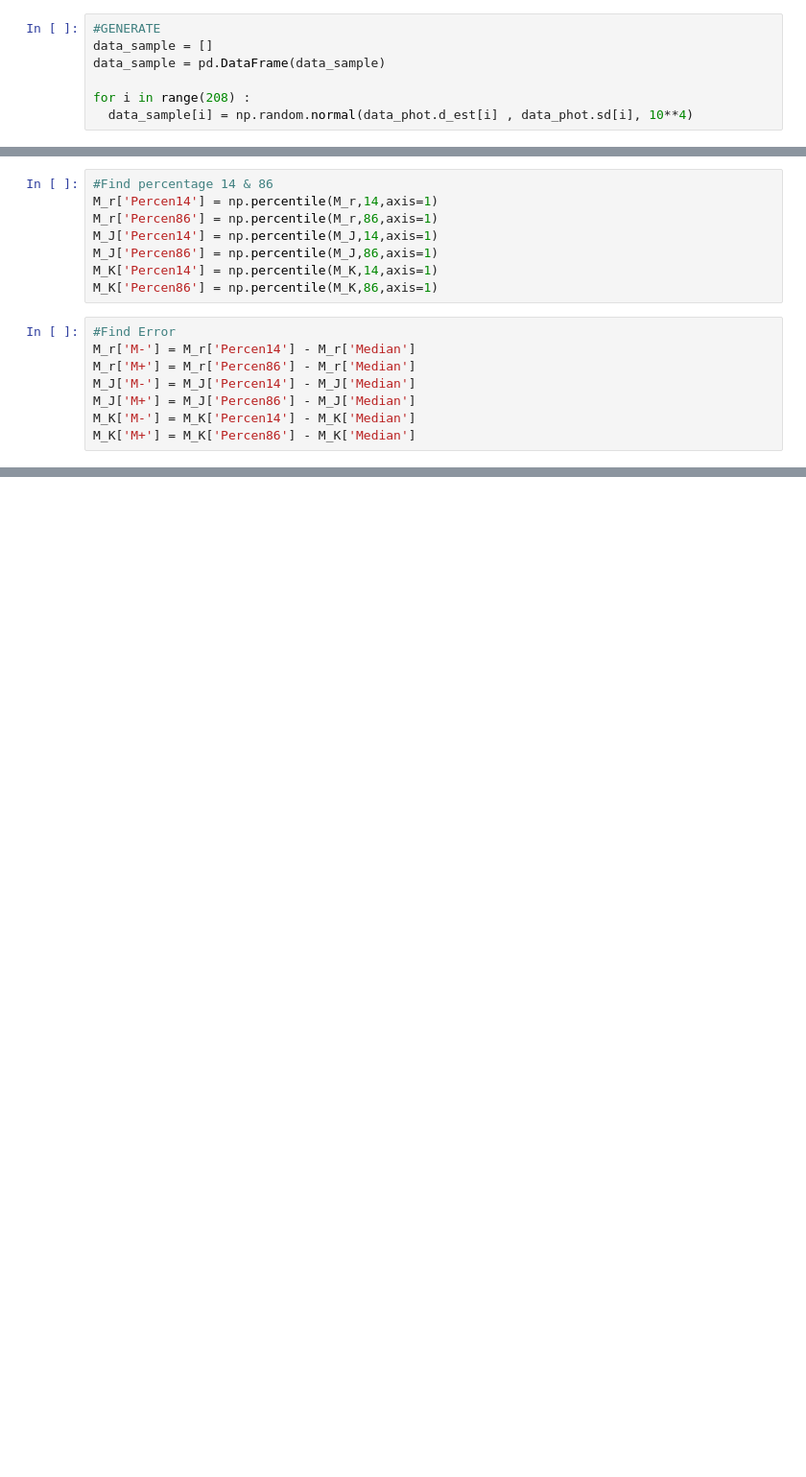
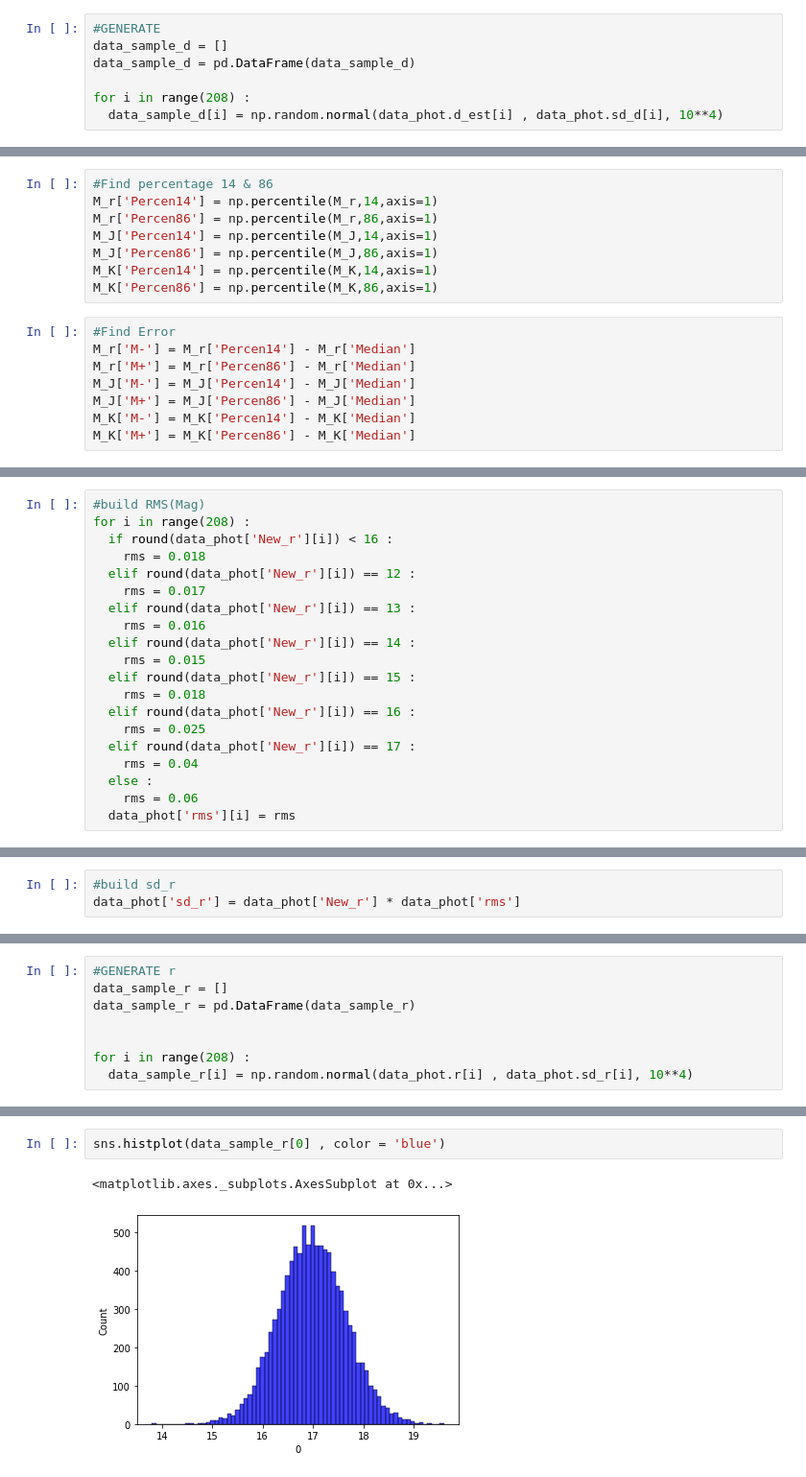
Before and after one commit to Nongbon/INTERNSHIP_NARIT, a Jupyter notebook: M_phot.ipynb, the cells around one changed output, grey strips where cells are left out. Shown at 96% size. Saved outputs shown, nothing was run; the diff lists cells and outputs as text; blank space fills up the shorter version.

```diff
--- a/M_phot.ipynb
+++ b/M_phot.ipynb
@@ -59,7 +59,7 @@ data_phot
 # %%
 #GENERATE
-data_sample = []
-data_sample = pd.DataFrame(data_sample)
+data_sample_d = []
+data_sample_d = pd.DataFrame(data_sample_d)
 
 for i in range(208) :
-  data_sample[i] = np.random.normal(data_phot.d_est[i] , data_phot.sd[i], 10**4)
+  data_sample_d[i] = np.random.normal(data_phot.d_est[i] , data_phot.sd_d[i], 10**4)
@@ -167,0 +184,20 @@ M_K
+# %%
+#build RMS(Mag)
+for i in range(208) :
+  if round(data_phot['New_r'][i]) < 16 :
+    rms = 0.018
+  elif round(data_phot['New_r'][i]) == 12 :
+    rms = 0.017
+  elif round(data_phot['New_r'][i]) == 13 :
+    rms = 0.016
+  elif round(data_phot['New_r'][i]) == 14 :
+    rms = 0.015
+  elif round(data_phot['New_r'][i]) == 15 :
+    rms = 0.018
+  elif round(data_phot['New_r'][i]) == 16 :
+    rms = 0.025
+  elif round(data_phot['New_r'][i]) == 17 :
+    rms = 0.04
+  else :
+    rms = 0.06
+  data_phot['rms'][i] = rms
@@ -167,0 +208,3 @@ M_K
+# %%
+#build sd_r
+data_phot['sd_r'] = data_phot['New_r'] * data_phot['rms']
@@ -167,0 +227,8 @@ M_K
+# %%
+#GENERATE r
+data_sample_r = []
+data_sample_r = pd.DataFrame(data_sample_r)
+
+
+for i in range(208) :
+  data_sample_r[i] = np.random.normal(data_phot.r[i] , data_phot.sd_r[i], 10**4)
@@ -167,0 +251,5 @@ M_K
+# %%
+sns.histplot(data_sample_r[0] , color = 'blue')
+# %% [output]
+<matplotlib.axes._subplots.AxesSubplot at 0x...>
+[figure, added]
```
Also changed, not shown: parts of 14 cells of this notebook.
